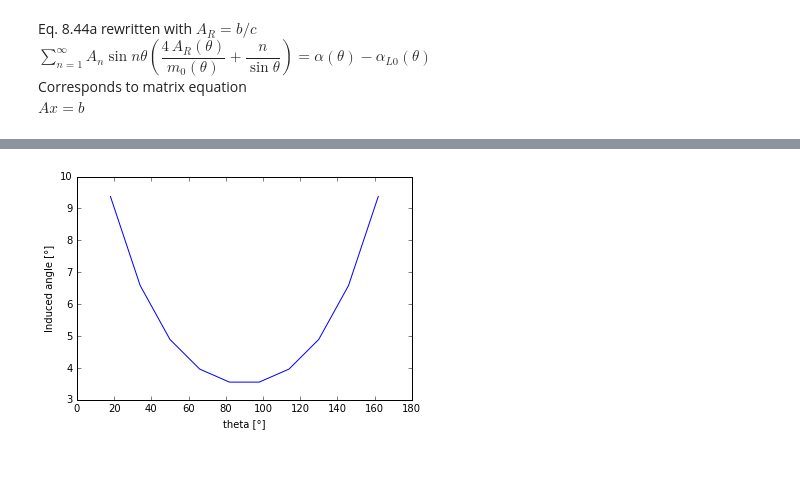
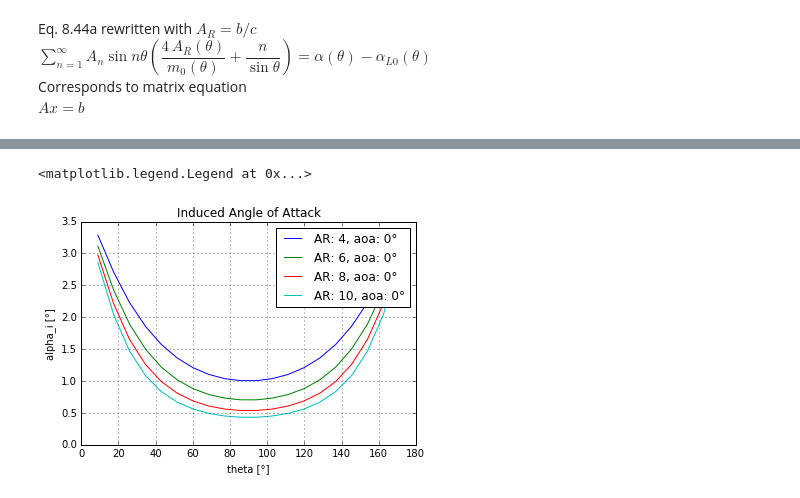
Before and after one commit to martinsimon88/BasicAerodynamics, a Jupyter notebook: Assignment 2.ipynb, the cells around one changed output, grey strips where cells are left out. Drawn from its saved outputs; the diff is of its cells as text; code cells hidden in the pictures; blank space fills up the shorter version.

```diff
--- a/Assignment 2.ipynb
+++ b/Assignment 2.ipynb
@@ -62,10 +68,28 @@ plt.ylabel('A_n')
-# %%
-alpha_i = np.empty(nEQ)
-for i in range(nEQ):
-    alpha_i[i] = sum(n*An*np.sin(n*theta[i])/np.sin(theta[i]))
-plt.plot(theta*180/np.pi,alpha_i*180/np.pi)
-plt.xlabel('theta [°]')
-plt.ylabel('Induced angle [°]')
-plt.show()
-# %% [output]
-[figure, removed]
+# %%
+## PLOTTING RESULTS FOR 2.1
+
+plt.figure()
+AR, alphad = 4, 0
+n,theta,Cl,Cd,ai,An = planarWing(AR, alphad)
+plt.plot(theta*180/np.pi, ai*180/np.pi, label='AR: {0:.0f}, aoa: {1:.0f}°'.format(AR, alphad))
+
+AR, alphad = 6, 0
+n,theta,Cl,Cd,ai,An = planarWing(AR, alphad)
+plt.plot(theta*180/np.pi, ai*180/np.pi, label='AR: {0:.0f}, aoa: {1:.0f}°'.format(AR, alphad))
+
+AR, alphad = 8, 0
+n,theta,Cl,Cd,ai,An = planarWing(AR, alphad)
+plt.plot(theta*180/np.pi, ai*180/np.pi, label='AR: {0:.0f}, aoa: {1:.0f}°'.format(AR, alphad))
+
+AR, alphad = 10, 0
+n,theta,Cl,Cd,ai,An = planarWing(AR, alphad)
+plt.plot(theta*180/np.pi, ai*180/np.pi, label='AR: {0:.0f}, aoa: {1:.0f}°'.format(AR, alphad))
+
+plt.title('Induced Angle of Attack')
+plt.xlabel('theta [°]')
+plt.ylabel('alpha_i [°]')
+plt.grid()
+plt.legend()
+# %% [output]
+<matplotlib.legend.Legend at 0x...>
+[figure, added]
```
Also changed, not shown: parts of 7 cells of this notebook.
